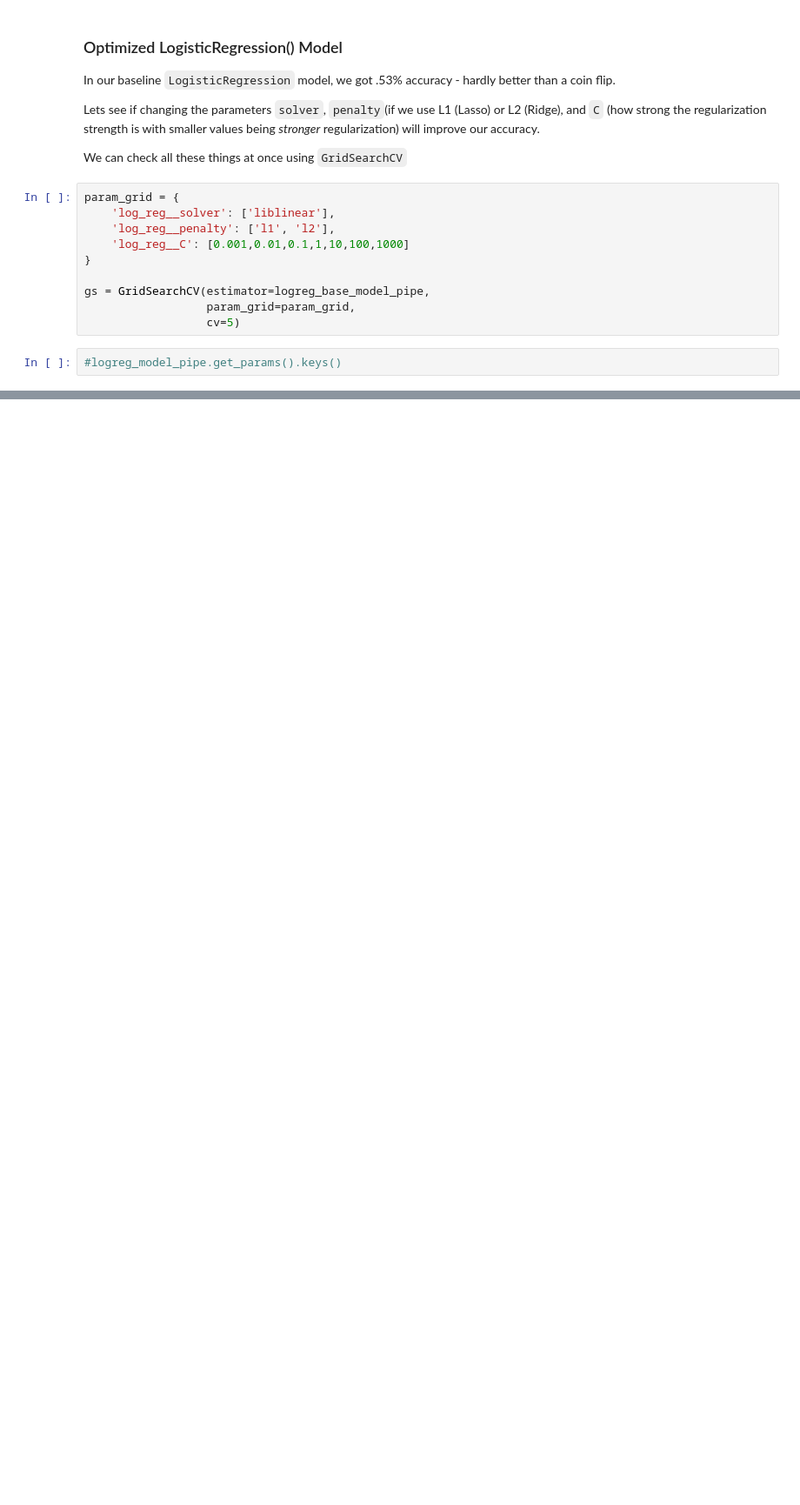
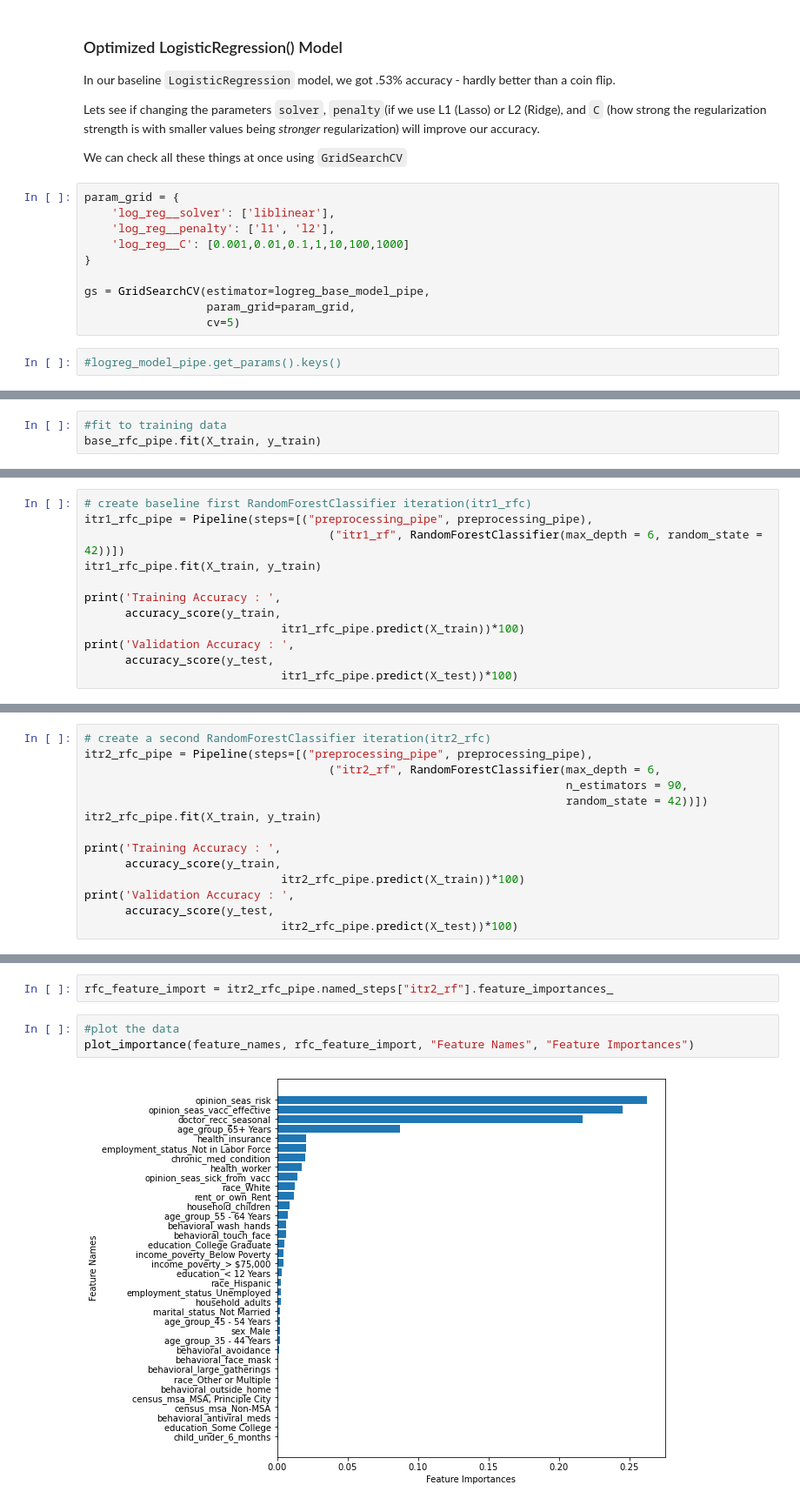
Before and after one commit to sanderlin2013/Predicting-Flu-Vaccines, a Jupyter notebook: Predicting Flu Vaccine Compliance.ipynb, the cells around one changed output, grey strips where cells are left out. Shown: that part at 87% size. Drawn from its saved outputs; the diff is of its cells as text; blank space fills up the shorter version.

```diff
--- a/Predicting Flu Vaccine Compliance.ipynb
+++ b/Predicting Flu Vaccine Compliance.ipynb
@@ -432,0 +478,3 @@ coefficients_df['feature_names'].isnull().sum()
+# %%
+#fit to training data
+base_rfc_pipe.fit(X_train, y_train)
@@ -432,0 +507,12 @@ coefficients_df['feature_names'].isnull().sum()
+# %%
+# create baseline first RandomForestClassifier iteration(itr1_rfc)
+itr1_rfc_pipe = Pipeline(steps=[("preprocessing_pipe", preprocessing_pipe),
+                                    ("itr1_rf", RandomForestClassifier(max_depth = 6, random_state = 42))])
+itr1_rfc_pipe.fit(X_train, y_train)
+
+print('Training Accuracy : ',
+      accuracy_score(y_train,
+                             itr1_rfc_pipe.predict(X_train))*100)
+print('Validation Accuracy : ',
+      accuracy_score(y_test,
+                             itr1_rfc_pipe.predict(X_test))*100)
@@ -432,0 +524,14 @@ coefficients_df['feature_names'].isnull().sum()
+# %%
+# create a second RandomForestClassifier iteration(itr2_rfc)
+itr2_rfc_pipe = Pipeline(steps=[("preprocessing_pipe", preprocessing_pipe),
+                                    ("itr2_rf", RandomForestClassifier(max_depth = 6,
+                                                                       n_estimators = 90,
+                                                                       random_state = 42))])
+itr2_rfc_pipe.fit(X_train, y_train)
+
+print('Training Accuracy : ',
+      accuracy_score(y_train,
+                             itr2_rfc_pipe.predict(X_train))*100)
+print('Validation Accuracy : ',
+      accuracy_score(y_test,
+                             itr2_rfc_pipe.predict(X_test))*100)
@@ -432,0 +583,7 @@ coefficients_df['feature_names'].isnull().sum()
+# %%
+rfc_feature_import = itr2_rfc_pipe.named_steps["itr2_rf"].feature_importances_
+# %%
+#plot the data
+plot_importance(feature_names, rfc_feature_import, "Feature Names", "Feature Importances")
+# %% [output]
+[figure, added]
```
Also changed, not shown: parts of 51 cells of this notebook, 1 other file.
